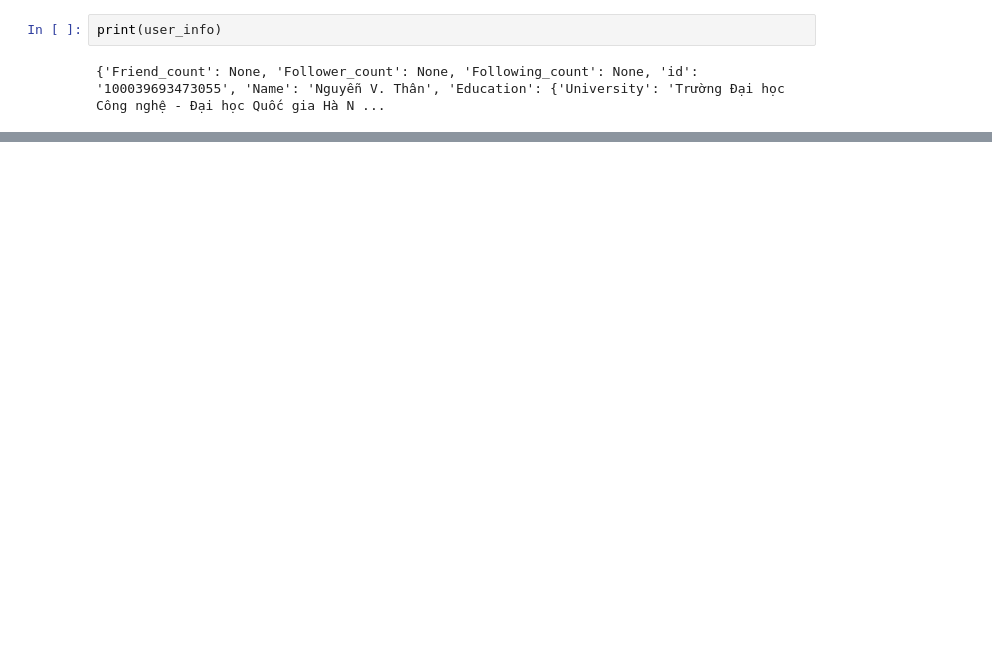
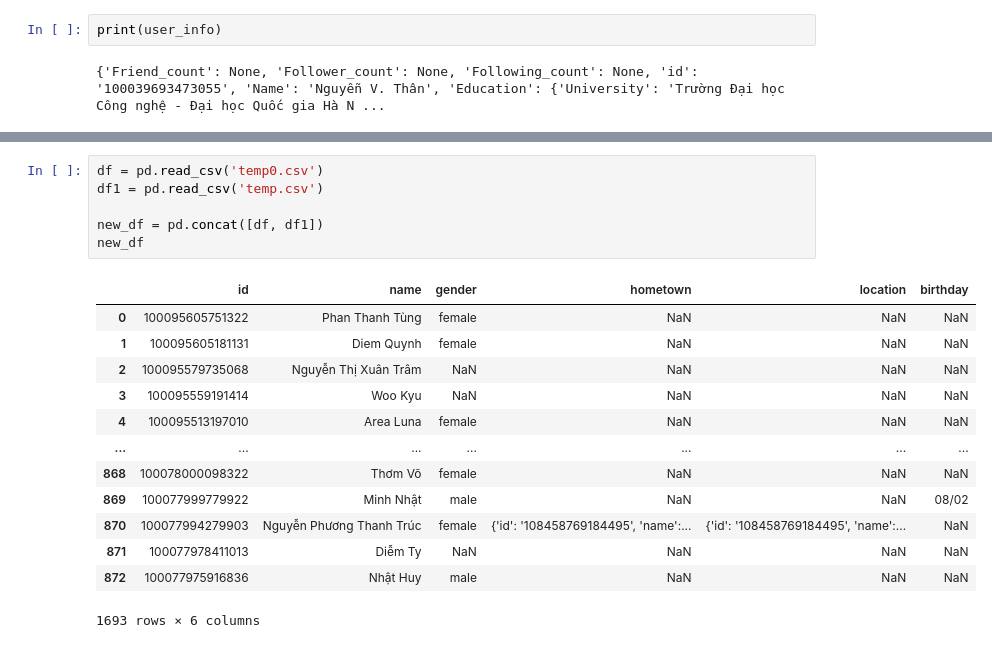
Before and after one commit to 4IUK/facebook_scraper, a Jupyter notebook: crawl_data.ipynb, the cells around one changed output, grey strips where cells are left out. Cells and saved outputs as stored; diff of their text form; blank space fills up the shorter version.

```diff
--- a/crawl_data.ipynb
+++ b/crawl_data.ipynb
@@ -319,0 +314,20 @@ TypeError: the JSON object must be str, bytes or bytearray, not dict
+# %%
+df = pd.read_csv('temp0.csv')
+df1 = pd.read_csv('temp.csv')
+
+new_df = pd.concat([df, df1])
+new_df
+# %% [output]
+|  | id | name | gender | hometown | location | birthday |
+| 0 | 100095605751322 | Phan Thanh Tùng | female | NaN | NaN | NaN |
+| 1 | 100095605181131 | Diem Quynh | female | NaN | NaN | NaN |
+| 2 | 100095579735068 | Nguyễn Thị Xuân Trâm | NaN | NaN | NaN | NaN |
+| 3 | 100095559191414 | Woo Kyu | NaN | NaN | NaN | NaN |
+| 4 | 100095513197010 | Area Luna | female | NaN | NaN | NaN |
+| ... | ... | ... | ... | ... | ... | ... |
+| 868 | 100078000098322 | Thơm Võ | female | NaN | NaN | NaN |
+| 869 | 100077999779922 | Minh Nhật | male | NaN | NaN | 08/02 |
+| 870 | 100077994279903 | Nguyễn Phương Thanh Trúc | female | {'id': '108458769184495', 'name':... | {'id': '108458769184495', 'name':... | NaN |
+| 871 | 100077978411013 | Diễm Ty | NaN | NaN | NaN | NaN |
+| 872 | 100077975916836 | Nhật Huy | male | NaN | NaN | NaN |
+1693 rows × 6 columns
```
Also changed, not shown: parts of 5 cells of this notebook, 2 other files.
